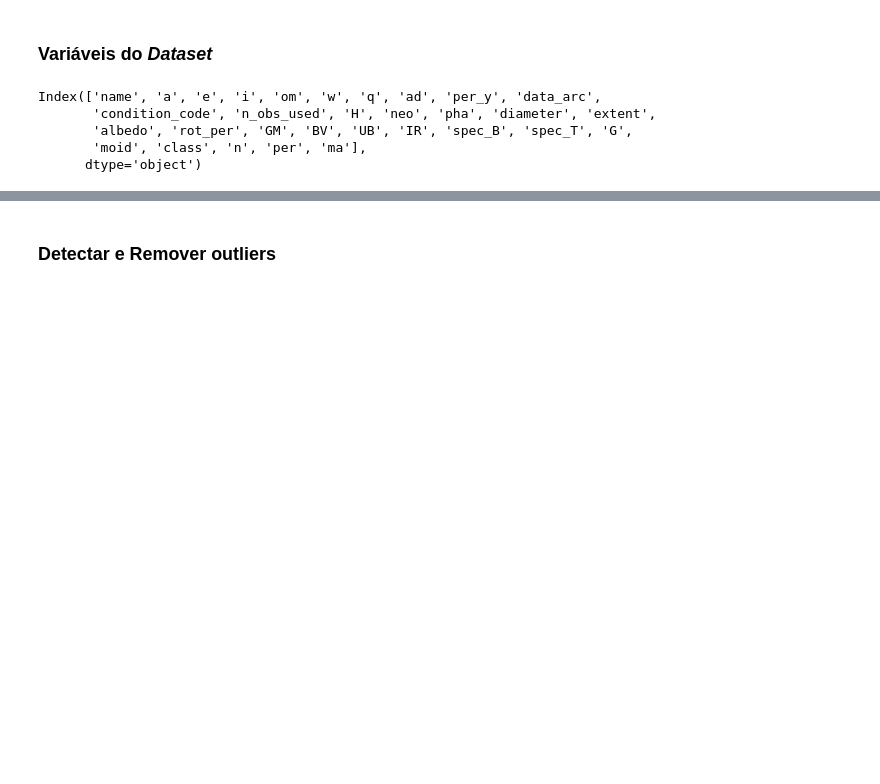
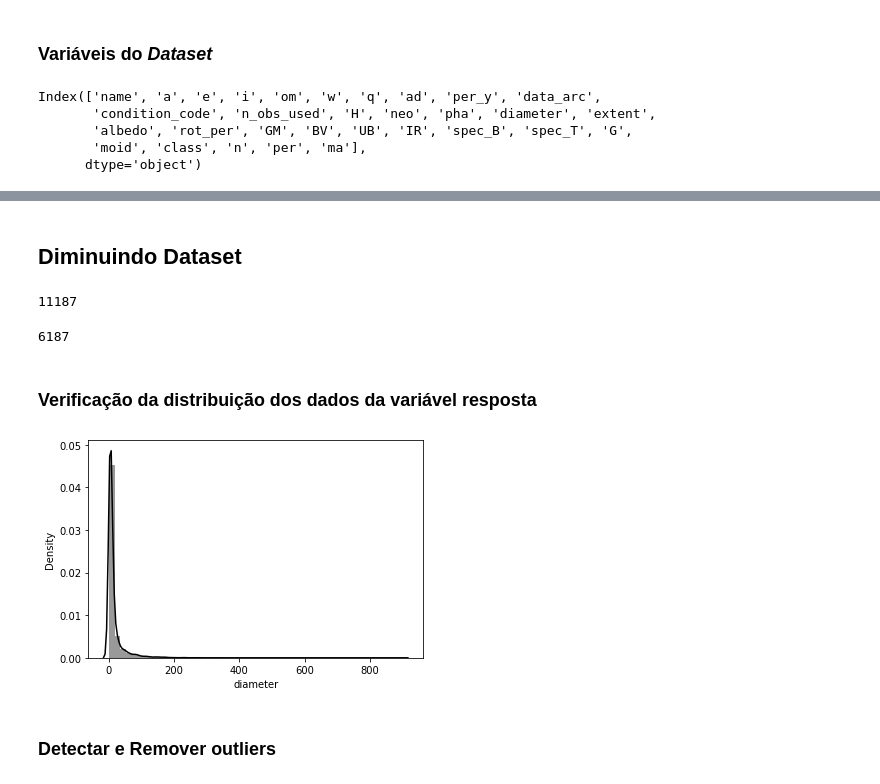
Before and after one commit to AmandaACLucio/Inteligencia_Computacional, a Jupyter notebook: Projeto/Projeto.ipynb, the cells around one changed output, grey strips where cells are left out. Cells and saved outputs as stored; diff of their text form; code cells hidden in the pictures; blank space fills up the shorter version.

```diff
--- a/Projeto/Projeto.ipynb
+++ b/Projeto/Projeto.ipynb
@@ -60,0 +82,6 @@ MemoryError: Unable to allocate 103. MiB for an array with shape (16, 839714) an
+# %% [markdown]
+## Diminuindo Dataset
+# %%
+len(dataAsteroid) #número de rows
+# %% [output]
+11187
@@ -61,3 +94,14 @@ MemoryError: Unable to allocate 103. MiB for an array with shape (16, 839714) an
+# %%
+len(dataAsteroid.index) #número de rows
+# %% [output]
+6187
+# %% [markdown]
+### Verificação da distribuição dos dados da variável resposta
+# %%
+sns.distplot(dataAsteroid['diameter'], color='black')
+plt.show()
+# %% [output]
+[figure, added]
 # %% [markdown]
 ### Detectar e Remover outliers
 # %%
```
Also changed, not shown: parts of 31 cells of this notebook, 1 other file.
